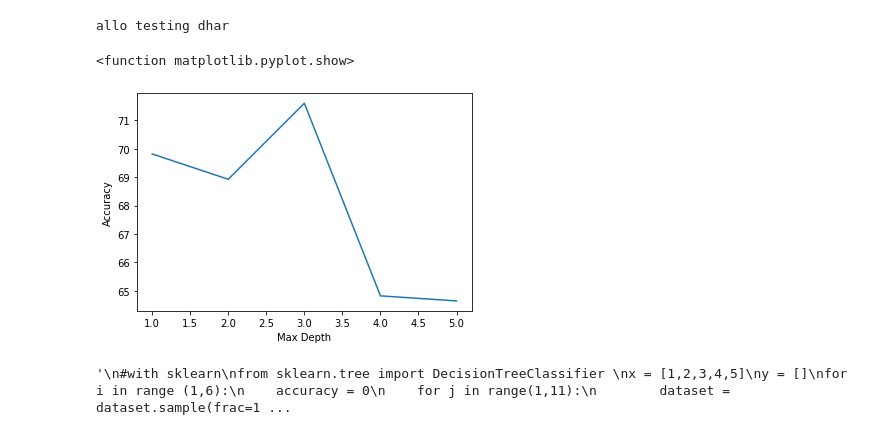
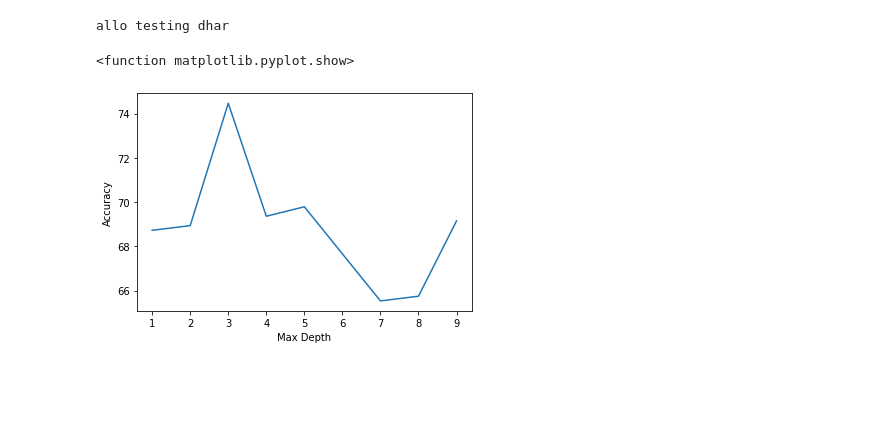
Before and after one commit to SANJAY729/Decision_Tree, a Jupyter notebook: allo.ipynb, the cells around one changed output. Cells and saved outputs as stored; diff of their text form; code cells hidden in the pictures; blank space fills up the shorter version.

```diff
--- a/allo.ipynb
+++ b/allo.ipynb
@@ -112,7 +112,7 @@ def ID3(data,originaldata,features,max_depth,target_attribute_name="class",paren
 
         #Create the tree structure. The root gets the name of the feature (best_feature) with the maximum information
         #gain in the first run
-        tree = {best_feature:{},"positive":0,"negative":0}
+        tree = {best_feature:{},"recurrence-events":0,"no-recurrence-events":0}
 
 
         #Remove the feature with the best inforamtion gain from the feature space
@@ -212,7 +212,7 @@ def predict(query,tree):
     """
 
     default = "no-recurrence-events"
-    if (tree["positive"]>tree["negative"]):
+    if (tree["recurrence-events"]>tree["no-recurrence-events"]):
         default = "recurrence-events"
     for key in list(query.keys()):
         if key in list(tree.keys()):
@@ -247,7 +247,7 @@ a training and a testing set. The test function takes two parameters, which are
 def test(data,tree):
     #Create new query instances by simply removing the target feature column from the original dataset and
     #convert it to a dictionary
-    queries = data.iloc[:,:-1].to_dict(orient = "records")
+    queries = data.iloc[:,1:].to_dict(orient = "records")
 
     #Create a empty DataFrame in whose columns the prediction of the tree are stored
     predicted = pd.DataFrame(columns=["predicted"])
@@ -260,9 +260,9 @@ def test(data,tree):
 
 def majorityclassutil(query,tree):
     if (query["class"]=="no-recurrence-events"):
-        tree["negative"] = tree["negative"] + 1
+        tree["no-recurrence-events"] = tree["no-recurrence-events"] + 1
     else:
-        tree["positive"] = tree["positive"] + 1
+        tree["recurrence-events"] = tree["recurrence-events"] + 1
     for key in list(query.keys()):
         if key in list(tree.keys()):
             try:
@@ -280,7 +280,7 @@ def majorityclasses(data,tree):
         majorityclassutil(queries[i],tree)
 # %%
 #Import the dataset and define the feature as well as the target datasets / columns#
-dataset = pd.read_csv('breast-cancer.csv',
+dataset_init = pd.read_csv('breast-cancer.csv',
                       names=['class','age','menopause','tumor-size','inv-nodes','node-caps','def-malig','breast','breast-quad','irradiat'])#Import all columns omitting the fist which consists the names of the animals
 # Class: no-recurrence-events, recurrence-events
 # 2. age: 10-19, 20-29, 30-39, 40-49, 50-59, 60-69, 70-79, 80-89, 90-99.
@@ -294,8 +294,8 @@ dataset = pd.read_csv('breast-cancer.csv',
 # 10. irradiat: yes, no.
 
 
-#We drop the animal names since this is not a good feature to split the data on
-#dataset=dataset.drop('animal_name',axis=1)
+dataset_ = dataset_init[dataset_init['node-caps']!='?']
+dataset = dataset_[dataset_['breast-quad']!='?']
 # %%
 def train_test_split(dataset):
     training_data = dataset.iloc[:230].reset_index(drop=True)#We drop the index respectively relabel the index
@@ -305,51 +305,26 @@ def train_test_split(dataset):
 # %%
 """
 Train the tree, Print the tree and predict the accuracy
 """
-x = [1,2,3,4,5]
+
+x = [1,2,3,4,5,6,7,8,9]
 y = []
-for i in range (1,6):
+for i in range (1,10):
     accuracy = 0
     for j in range(1,11):
         dataset = dataset.sample(frac=1).reset_index(drop=True)
         training_data,testing_data=train_test_split(dataset)
         tree = ID3(training_data,training_data,training_data.columns[1:],i)
         majorityclasses(training_data,tree)
         accuracy = accuracy + test(testing_data,tree)
     y.append(accuracy/10)
 plt.plot(x,y)
 plt.ylabel('Accuracy')
 plt.xlabel('Max Depth')
 plt.show
 # %% [output]
 <function matplotlib.pyplot.show>
-[figure, old version]
+[figure, new version]
-# %%
-"""
-#with sklearn
-from sklearn.tree import DecisionTreeClassifier
-x = [1,2,3,4,5]
-y = []
-for i in range (1,6):
-    accuracy = 0
-    for j in range(1,11):
-        dataset = dataset.sample(frac=1).reset_index(drop=True)
-        training_data,testing_data=train_test_split(dataset)
-        x_train = training_data.iloc[0:230,1:10]
-        y_train = training_data.iloc[0:230,0:1]
-        x_test  = testing_data.iloc[0:230,1:10]
-        y_test  = testing_data.iloc[0:230,0:1]
-        clf = tree.DecisionTreeClassifier(criterion = "entropy", max_depth = i)
-        clf.fit(x_train,y_train)
-        accuracy = accuracy + clf.score(x_train,y_train)
-    y.append(accuracy/10)
-plt.plot(x,y)
-plt.ylabel('Accuracy')
-plt.xlabel('Max Depth')
-plt.show
-"""
-# %% [output]
-'\n#with sklearn\nfrom sklearn.tree import DecisionTreeClassifier \nx = [1,2,3,4,5]\ny = []\nfor i in range (1,6):\n    accuracy = 0\n    for j in range(1,11):\n        dataset = dataset.sample(frac=1 ...
 # %%
 #pruning
 def train_validation_test_split(dataset):
```
Also changed, not shown: parts of 1 cell of this notebook.
